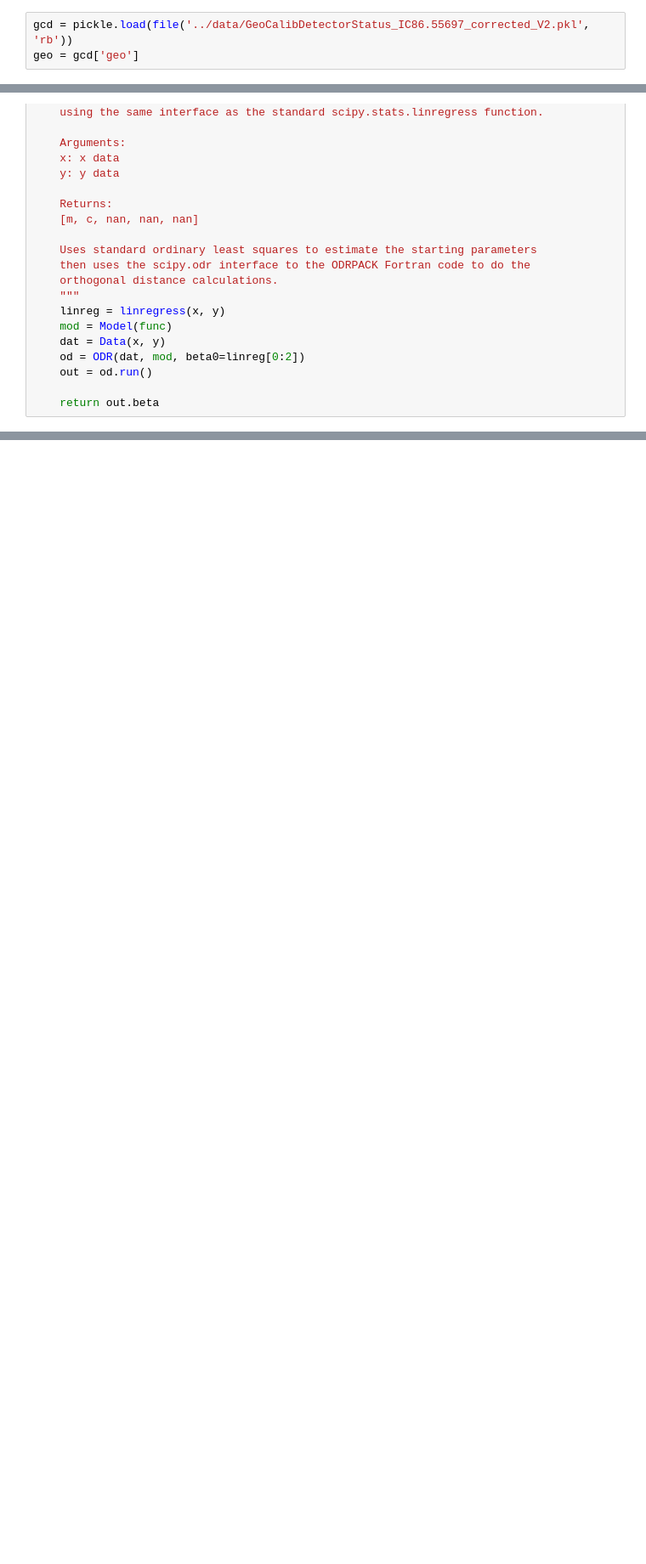
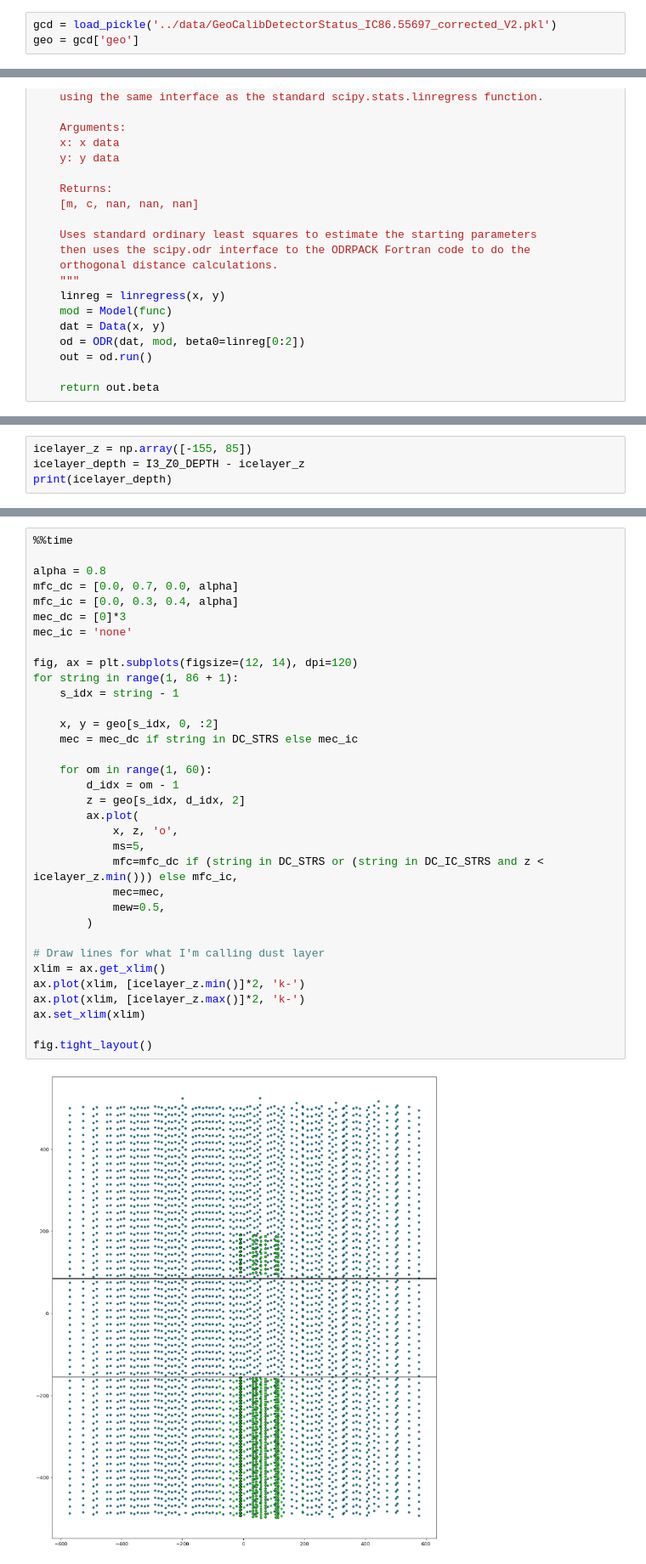
Before and after one commit to icecube/retro, a Jupyter notebook: notebooks/icecube_geometry.ipynb, the cells around one changed output, grey strips where cells are left out. Shown at 85% size. Saved outputs shown, nothing was run; the diff lists cells and outputs as text; blank space fills up the shorter version.

```diff
--- a/notebooks/icecube_geometry.ipynb
+++ b/notebooks/icecube_geometry.ipynb
@@ -20,7 +25,7 @@ from plotGoodies import removeBorder
 sys.path.append(abspath('..'))
 from retro import load_pickle
 # %%
-gcd = pickle.load(file('../data/GeoCalibDetectorStatus_IC86.55697_corrected_V2.pkl', 'rb'))
+gcd = load_pickle('../data/GeoCalibDetectorStatus_IC86.55697_corrected_V2.pkl')
 geo = gcd['geo']
 # %%
 hexcoord0_rows_strings = [
@@ -275,0 +283,4 @@ hexcoord2_m: 2.614813855806950e+00
+# %%
+icelayer_z = np.array([-155, 85])
+icelayer_depth = I3_Z0_DEPTH - icelayer_z
+print(icelayer_depth)
@@ -275,0 +295,36 @@ hexcoord2_m: 2.614813855806950e+00
+# %%
+%%time
+
+alpha = 0.8
+mfc_dc = [0.0, 0.7, 0.0, alpha]
+mfc_ic = [0.0, 0.3, 0.4, alpha]
+mec_dc = [0]*3
+mec_ic = 'none'
+
+fig, ax = plt.subplots(figsize=(12, 14), dpi=120)
+for string in range(1, 86 + 1):
+    s_idx = string - 1
+
+    x, y = geo[s_idx, 0, :2]
+    mec = mec_dc if string in DC_STRS else mec_ic
+
+    for om in range(1, 60):
+        d_idx = om - 1
+        z = geo[s_idx, d_idx, 2]
+        ax.plot(
+            x, z, 'o',
+            ms=5,
+            mfc=mfc_dc if (string in DC_STRS or (string in DC_IC_STRS and z < icelayer_z.min())) else mfc_ic,
+            mec=mec,
+            mew=0.5,
+        )
+
+# Draw lines for what I'm calling dust layer
+xlim = ax.get_xlim()
+ax.plot(xlim, [icelayer_z.min()]*2, 'k-')
+ax.plot(xlim, [icelayer_z.max()]*2, 'k-')
+ax.set_xlim(xlim)
+
+fig.tight_layout()
+# %% [output]
+[figure, added]
```
Also changed, not shown: parts of 4 cells of this notebook, 3 other files.
